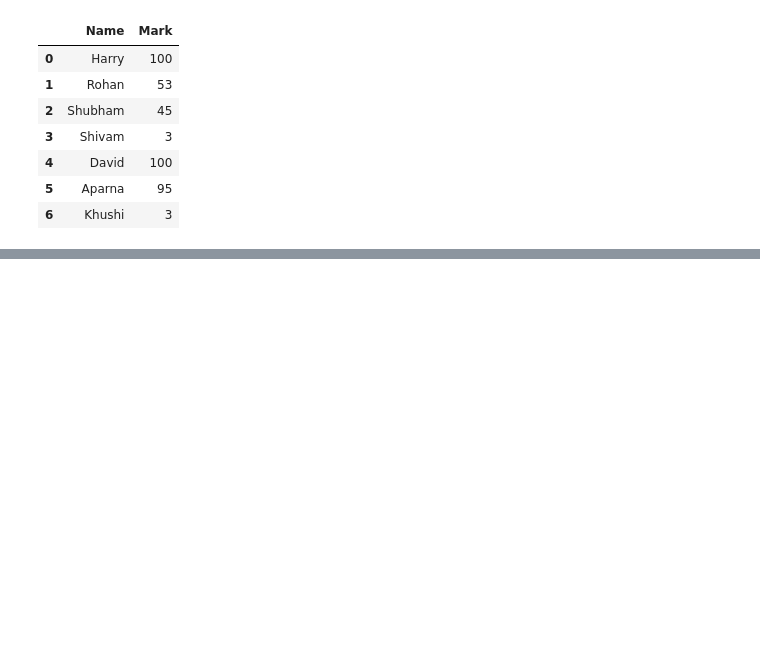
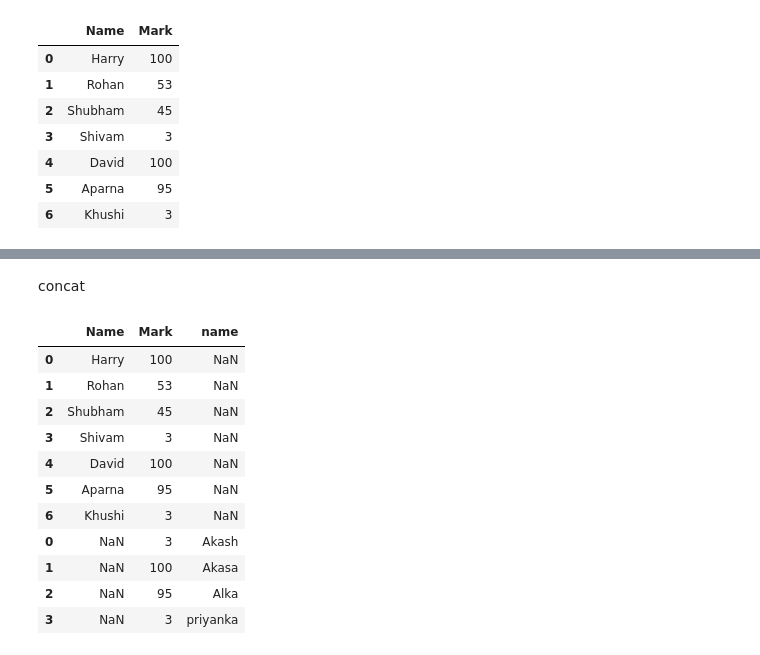
Before and after one commit to pradipbhattacharjya/Python, a Jupyter notebook: mos/introduction pandas.ipynb, the cells around one changed output, grey strips where cells are left out. Drawn from its saved outputs; the diff is of its cells as text; code cells hidden in the pictures; blank space fills up the shorter version.

Commit message:
2data frame con cat

```diff
--- a/mos/introduction pandas.ipynb
+++ b/mos/introduction pandas.ipynb
@@ -233,3 +233,8 @@ df1
 | 4 | David | 100 |
 | 5 | Aparna | 95 |
 | 6 | Khushi | 3 |
+# %%
+df2 = pd.DataFrame({
+    "name":["Akash", "Akasa", "Alka","priyanka"],
+    "Mark":[3,100,95,3]
+})
@@ -235,0 +249,17 @@ df1
+# %% [markdown]
+concat
+# %%
+pd.concat([df1, df2])
+# %% [output]
+|  | Name | Mark | name |
+| 0 | Harry | 100 | NaN |
+| 1 | Rohan | 53 | NaN |
+| 2 | Shubham | 45 | NaN |
+| 3 | Shivam | 3 | NaN |
+| 4 | David | 100 | NaN |
+| 5 | Aparna | 95 | NaN |
+| 6 | Khushi | 3 | NaN |
+| 0 | NaN | 3 | Akash |
+| 1 | NaN | 100 | Akasa |
+| 2 | NaN | 95 | Alka |
+| 3 | NaN | 3 | priyanka |
```
Also changed, not shown: parts of 1 cell of this notebook, 1 other file.
